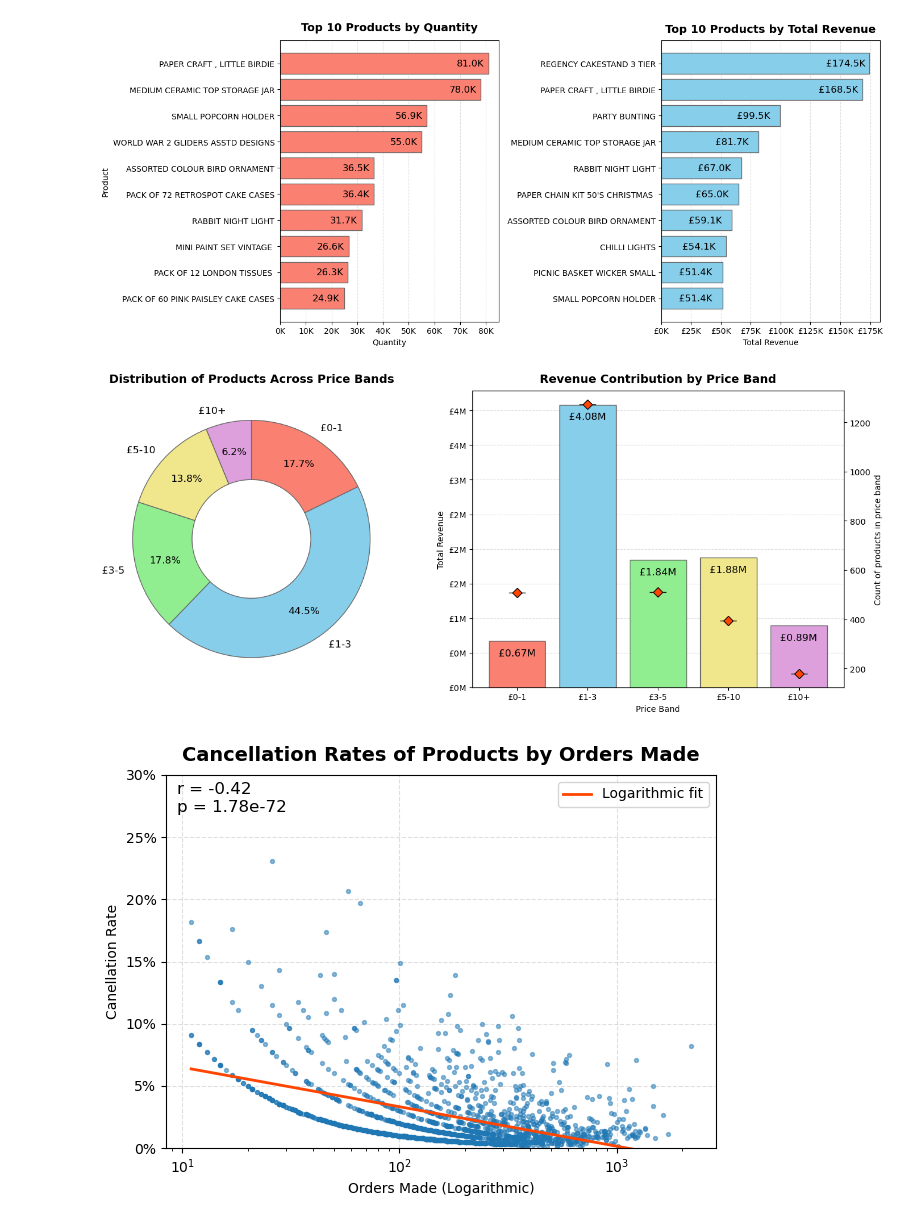
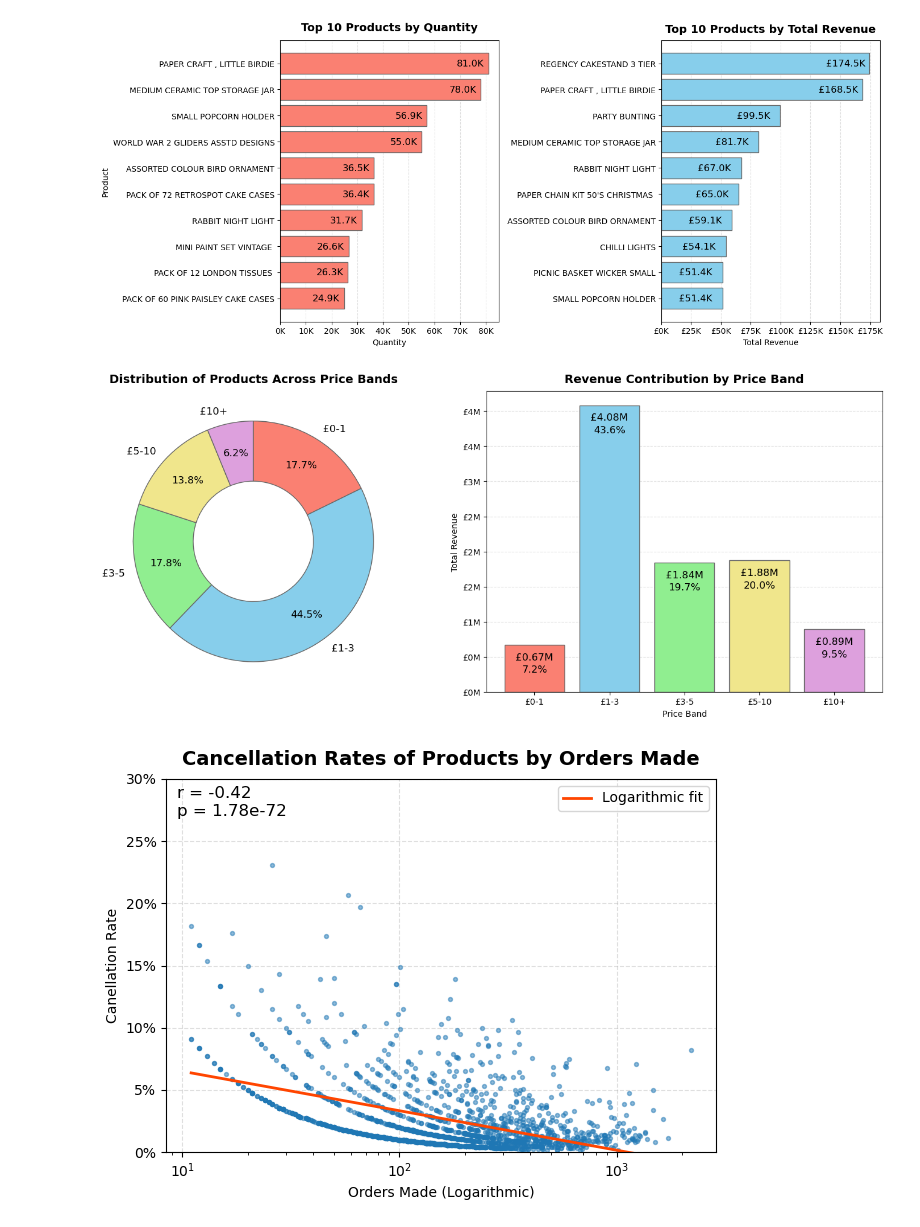
Before and after one commit to EdwardHowell627/Python_Online_Sales_Analysis, a Jupyter notebook: analysis/1_products.ipynb, the cells around one changed output. Drawn from its saved outputs; the diff is of its cells as text; code cells hidden in the pictures.

Commit message:
changes how new axis on chart 2 is shown

```diff
--- a/analysis/1_products.ipynb
+++ b/analysis/1_products.ipynb
@@ -118,41 +118,35 @@ ax[0].pie(
     labels=price_counts.index,
     startangle=90,
     counterclock=False,
     autopct='%1.1f%%',
     pctdistance=0.75,
     colors=colors,
     wedgeprops={'edgecolor': 'dimgrey', 'width': 0.5},
     textprops={'size':'large'}
 )
 ax[0].set_title('Distribution of Products Across Price Bands', weight='bold', fontsize=14,pad=10)
 
 
 ## Revenue distribution bar chart
 bars1 = ax[1].bar(height=price_grouped, x=price_grouped.index, color=colors, edgecolor='dimgrey')
 
 ax[1].grid(axis='y', linestyle='--', alpha=0.4)
 ax[1].set_axisbelow(True)
 
 ax[1].yaxis.set_major_formatter(FuncFormatter(lambda y, _: f'£{y/1000000:.0f}M'))
 ax[1].bar_label(bars1, labels=[f'£{y/1000000:.2f}M' for y in price_grouped], padding=-20, fontsize='12')
+ax[1].bar_label(bars1, labels=[f'{y*100:.1f}%' for y in price_grouped/price_grouped.sum()], padding=-35, fontsize='12')
 
 ax[1].set_ylabel('Total Revenue')
 ax[1].set_xlabel('Price Band')
 ax[1].set_title('Revenue Contribution by Price Band', weight='bold', fontsize=14,pad=10)
 
 
-## Product count point
-ax3 = ax[1].twinx()
-ax3.plot(price_counts, marker='_', color='orangered', linestyle='None', markeredgecolor='black', ms=20)
-ax3.plot(price_counts, marker='D', color='orangered', linestyle='None', markeredgecolor='black', ms=8)
-ax3.set_ylabel('Count of Products in Price Band')
-
-
 ## Finish
 fig.tight_layout()
 plt.savefig('../assets/2_PriceBandAnalysis.png', dpi=200)
 # %% [output]
-[figure, old version]
+[figure, new version]
 # %%
 ### Cancellation Analysis
 
```
Also changed, not shown: 1 other file.
